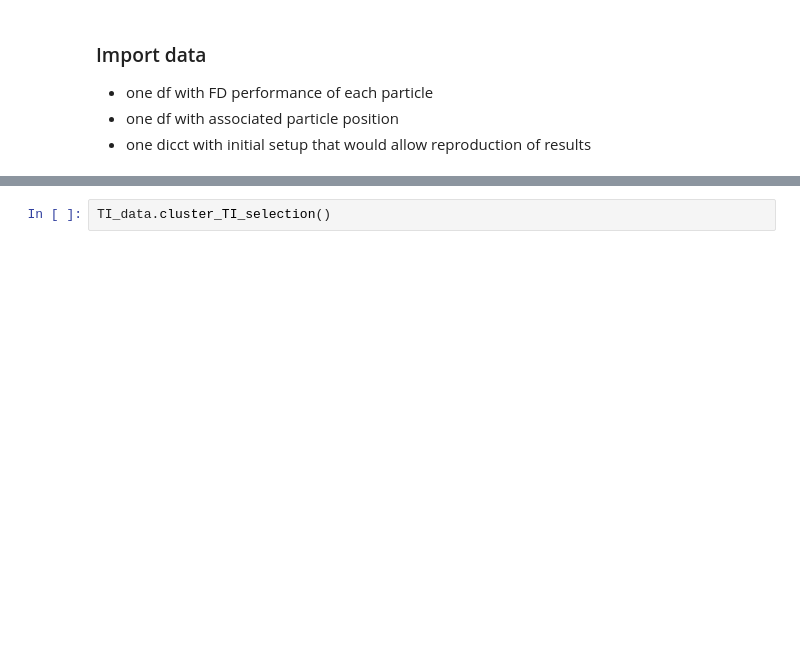
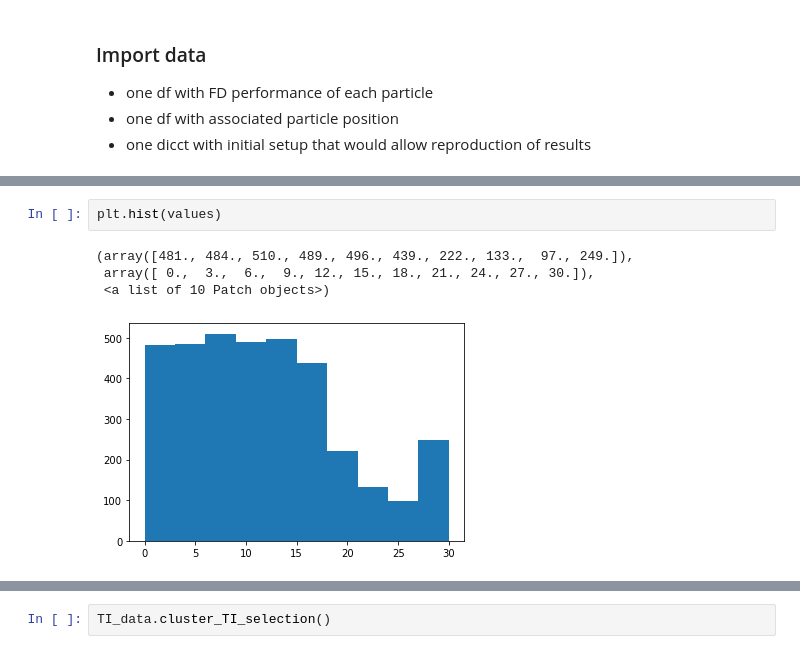
Before and after one commit to BastianSteffens/ABRM_functions, a Jupyter notebook: notebooks/TI_selection.ipynb, the cells around one changed output, grey strips where cells are left out. Cells and saved outputs as stored; diff of their text form; blank space fills up the shorter version.

```diff
--- a/notebooks/TI_selection.ipynb
+++ b/notebooks/TI_selection.ipynb
@@ -28 +77,8 @@ TI_data = TI_selection(dataset = dataset)
+# %%
+plt.hist(values)
+# %% [output]
+(array([481., 484., 510., 489., 496., 439., 222., 133.,  97., 249.]),
+ array([ 0.,  3.,  6.,  9., 12., 15., 18., 21., 24., 27., 30.]),
+ <a list of 10 Patch objects>)
+[figure, added]
 # %%
```
Also changed, not shown: parts of 9 cells of this notebook, 4 other files.
